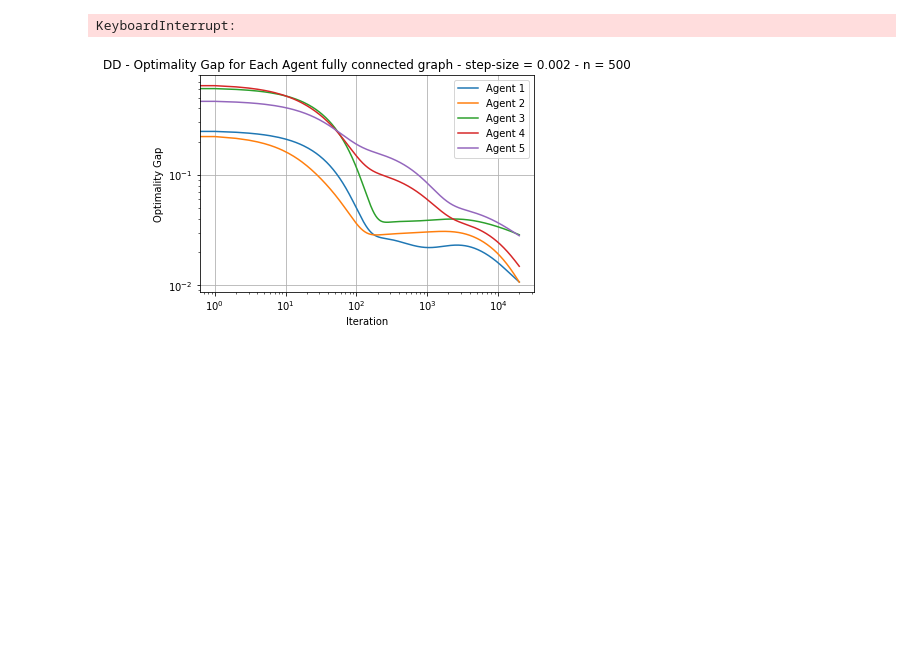
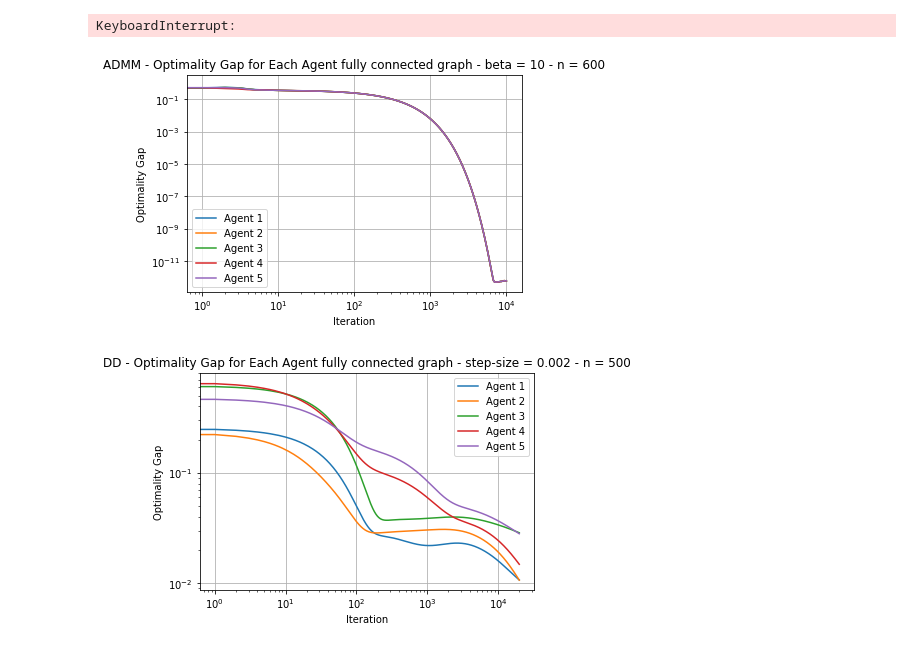
Before and after one commit to Basile-Terv/SOD314_Project, a Jupyter notebook: increasen.ipynb, the cells around one changed output. Drawn from its saved outputs; the diff is of its cells as text; code cells hidden in the pictures; blank space fills up the shorter version.

```diff
--- a/increasen.ipynb
+++ b/increasen.ipynb
@@ -70,29 +70,31 @@ for n in l:
 [figure]
 KeyboardInterrupt:
 # %%
-l = [k*100 for k in range(5, 20)]
+l = [k*100 for k in range(6, 20)]
 
 for n in l:
     m = int(np.sqrt(n)) # approximation with m=sqrt(n)
     x_=x[:n] #select n first points of dataset
     y_=y[:n]
     sel = [i for i in range(n)]
     ind = np.random.choice(sel, m, replace=False)
     x_selected = np.array([x_[i] for i in ind])
     K_mm = compute_kernel_matrix(x_selected, x_selected)
     Knm = compute_kernel_matrix(x_, x_selected)
     alpha_star = compute_alpha_star(K_mm, Knm, y_, sigma_squared, nu)
-    optimality_gap_fc,alpha_fc = ADMM(x_, x_selected, y_, sigma_squared, nu, a, num_iterations, beta3, alpha_star, fc_graph)
+    optimality_gap_fc,alpha_fc = ADMM(x_, x_selected, y_, sigma_squared, nu, a, 10000, beta3, alpha_star, fc_graph)
     for agent_idx, optimality_gaps in enumerate(optimality_gap_fc):
-        plt.plot(range(num_iterations), optimality_gaps, label=f"Agent {agent_idx + 1}")
+        plt.plot(range(10000), optimality_gaps, label=f"Agent {agent_idx + 1}")
     plt.xlabel('Iteration')
     plt.ylabel('Optimality Gap')
     plt.title(f'ADMM - Optimality Gap for Each Agent fully connected graph - beta = {beta3} - n = {n}')
     plt.legend()
     plt.yscale('log')
     plt.xscale('log')
     plt.grid(True)
     plt.show()
+# %% [output]
+[figure, added]
 # %%
 l = [k*100 for k in range(5, 20)]
 s = [0.002 for _ in range(20000)]
```
Also changed, not shown: 1 other file.
